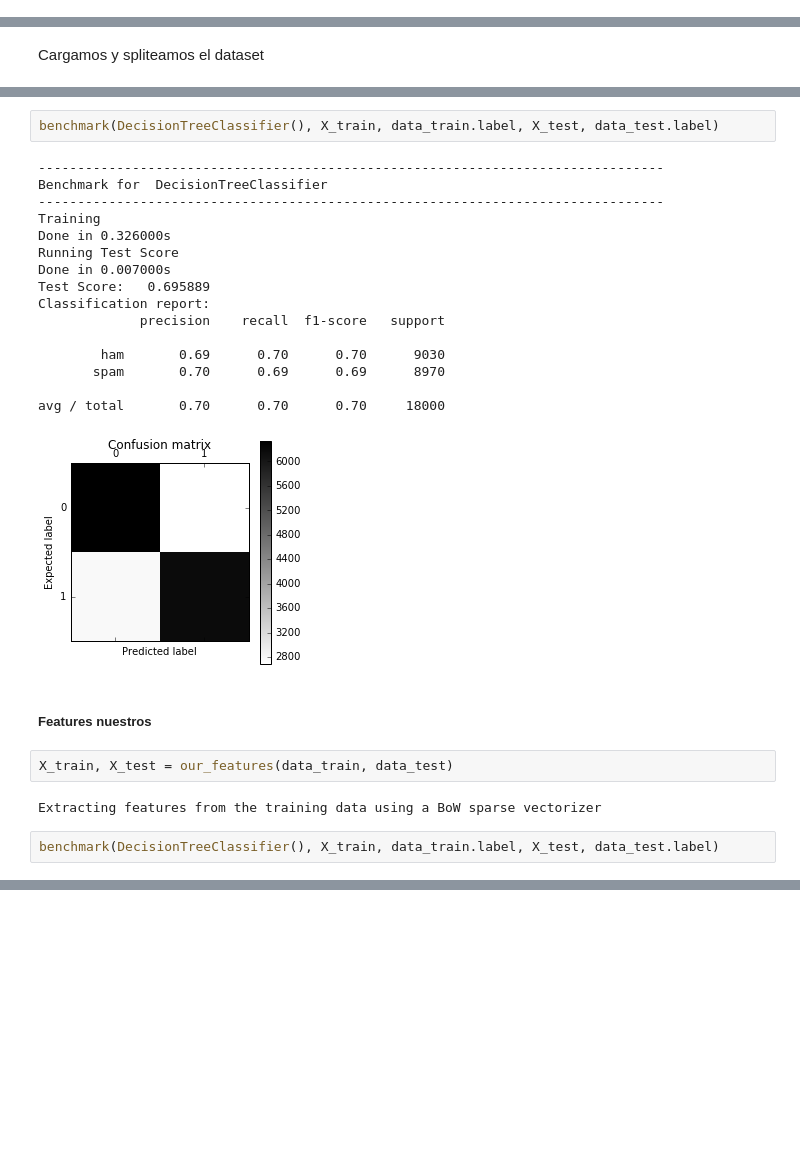
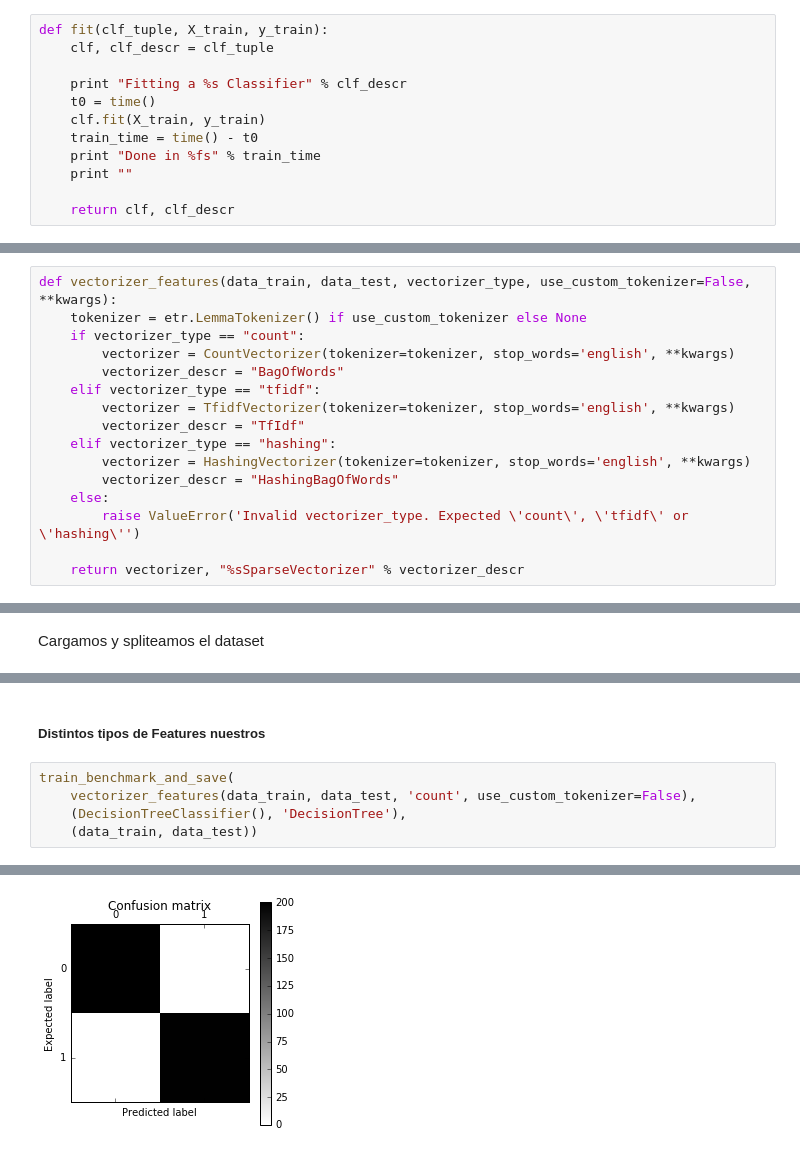
Before and after one commit to LautaroPetaccio/AA-TP, a Jupyter notebook: Aprendizaje Automatico - TP 1.ipynb, the cells around one changed output, grey strips where cells are left out. Cells and saved outputs as stored; diff of their text form; blank space fills up the shorter version.

```diff
--- a/Aprendizaje Automatico - TP 1.ipynb
+++ b/Aprendizaje Automatico - TP 1.ipynb
@@ -39 +73,13 @@ def cross_validate(clf, X_train, y_train, cv_folds=5, n_jobs=4):
+# %%
+def fit(clf_tuple, X_train, y_train):
+    clf, clf_descr = clf_tuple
+
+    print "Fitting a %s Classifier" % clf_descr
+    t0 = time()
+    clf.fit(X_train, y_train)
+    train_time = time() - t0
+    print "Done in %fs" % train_time
+    print ""
+
+    return clf, clf_descr
 # %%
@@ -167,2 +152,18 @@ def our_features(data_train, data_test, tf_idf=False):
+# %%
+def vectorizer_features(data_train, data_test, vectorizer_type, use_custom_tokenizer=False, **kwargs):
+    tokenizer = etr.LemmaTokenizer() if use_custom_tokenizer else None
+    if vectorizer_type == "count":
+        vectorizer = CountVectorizer(tokenizer=tokenizer, stop_words='english', **kwargs)
+        vectorizer_descr = "BagOfWords"
+    elif vectorizer_type == "tfidf":
+        vectorizer = TfidfVectorizer(tokenizer=tokenizer, stop_words='english', **kwargs)
+        vectorizer_descr = "TfIdf"
+    elif vectorizer_type == "hashing":
+        vectorizer = HashingVectorizer(tokenizer=tokenizer, stop_words='english', **kwargs)
+        vectorizer_descr = "HashingBagOfWords"
+    else:
+        raise ValueError('Invalid vectorizer_type. Expected \'count\', \'tfidf\' or \'hashing\'')
+
+    return vectorizer, "%sSparseVectorizer" % vectorizer_descr
 # %% [markdown]
 ## Experimentacion
@@ -185,27 +212,8 @@ Test     Set: 18000 samples 2 features
-# %%
-benchmark(DecisionTreeClassifier(), X_train, data_train.label, X_test, data_test.label)
-# %% [output]
---------------------------------------------------------------------------------
-Benchmark for  DecisionTreeClassifier
---------------------------------------------------------------------------------
-Training
-Done in 0.326000s
-Running Test Score
-Done in 0.007000s
-Test Score:   0.695889
-Classification report:
-             precision    recall  f1-score   support
-
-        ham       0.69      0.70      0.70      9030
-       spam       0.70      0.69      0.69      8970
-
-avg / total       0.70      0.70      0.70     18000
-[figure, removed]
 # %% [markdown]
-##### Features nuestros
+##### Distintos tipos de Features nuestros
-# %%
-X_train, X_test = our_features(data_train, data_test)
-# %% [output]
-Extracting features from the training data using a BoW sparse vectorizer
-# %%
-benchmark(DecisionTreeClassifier(), X_train, data_train.label, X_test, data_test.label)
+# %%
+train_benchmark_and_save(
+    vectorizer_features(data_train, data_test, 'count', use_custom_tokenizer=False),
+    (DecisionTreeClassifier(), 'DecisionTree'),
+    (data_train, data_test))
+# %% [output]
@@ -211,0 +237 @@ benchmark(DecisionTreeClassifier(), X_train, data_train.label, X_test, data_test
+[figure, added]
```
Also changed, not shown: parts of 23 cells of this notebook, 2 other files.
